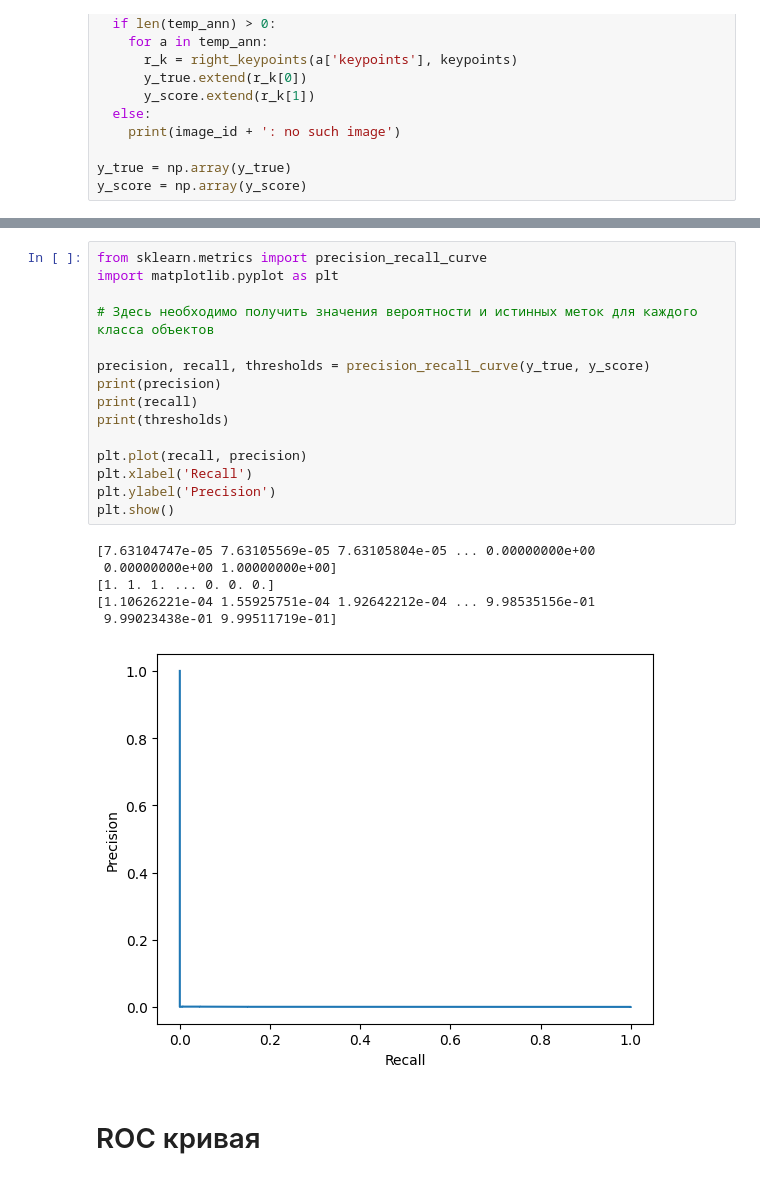
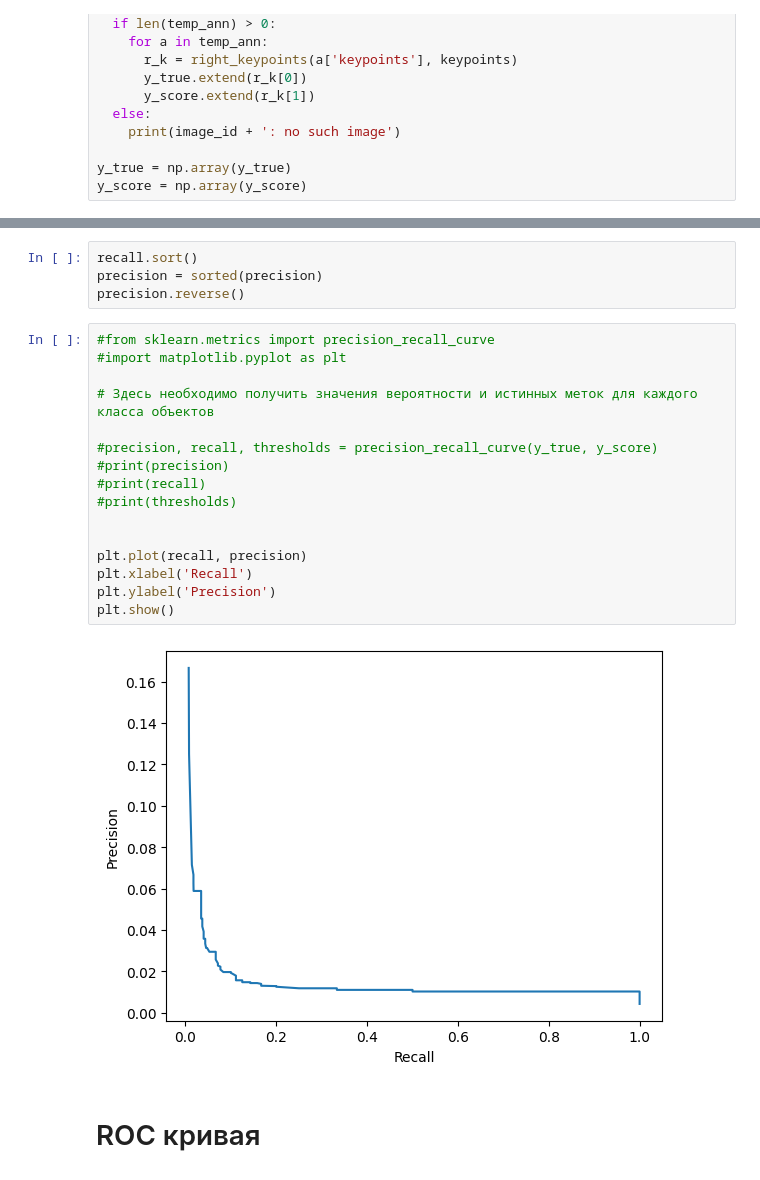
Before and after one commit to kustovass/detection-of-key-points-of-the-human-skeleton, a Jupyter notebook: Graphs_yolov7.ipynb, the cells around one changed output, grey strips where cells are left out. Saved outputs shown, nothing was run; the diff lists cells and outputs as text.

```diff
--- a/Graphs_yolov7.ipynb
+++ b/Graphs_yolov7.ipynb
@@ -89,25 +129,25 @@ y_score = np.array(y_score)
+# %%
+recall.sort()
+precision = sorted(precision)
+precision.reverse()
 # %%
-from sklearn.metrics import precision_recall_curve
-import matplotlib.pyplot as plt
+#from sklearn.metrics import precision_recall_curve
+#import matplotlib.pyplot as plt
 
 # Здесь необходимо получить значения вероятности и истинных меток для каждого класса объектов
 
-precision, recall, thresholds = precision_recall_curve(y_true, y_score)
-print(precision)
-print(recall)
-print(thresholds)
+#precision, recall, thresholds = precision_recall_curve(y_true, y_score)
+#print(precision)
+#print(recall)
+#print(thresholds)
+
 
 plt.plot(recall, precision)
 plt.xlabel('Recall')
 plt.ylabel('Precision')
 plt.show()
 # %% [output]
-[7.63104747e-05 7.63105569e-05 7.63105804e-05 ... 0.00000000e+00
- 0.00000000e+00 1.00000000e+00]
-[1. 1. 1. ... 0. 0. 0.]
-[1.10626221e-04 1.55925751e-04 1.92642212e-04 ... 9.98535156e-01
- 9.99023438e-01 9.99511719e-01]
-[figure, old version]
+[figure, new version]
 # %% [markdown]
 # ROC кривая
 # %%
```
Also changed, not shown: parts of 2 cells of this notebook.
